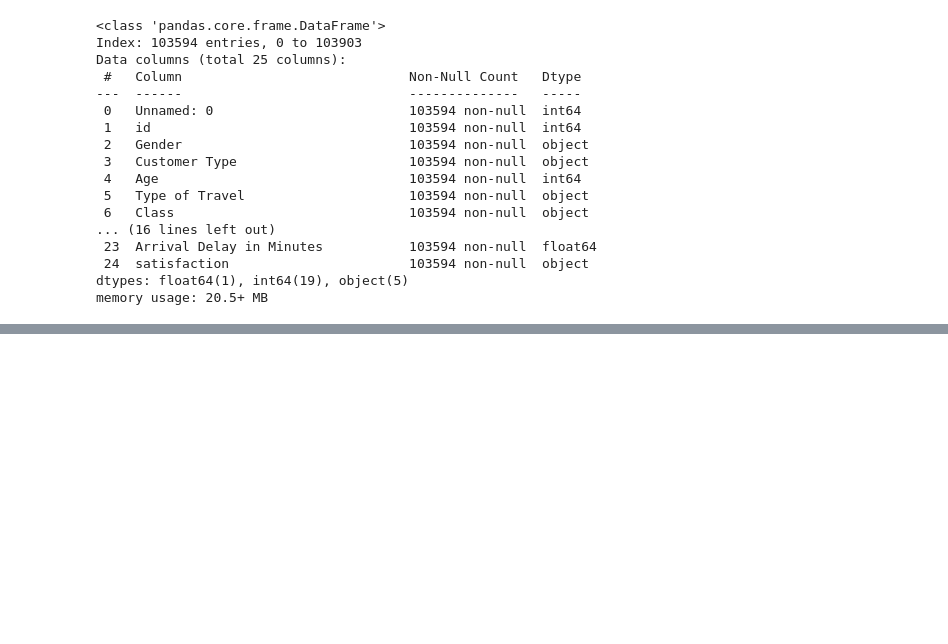
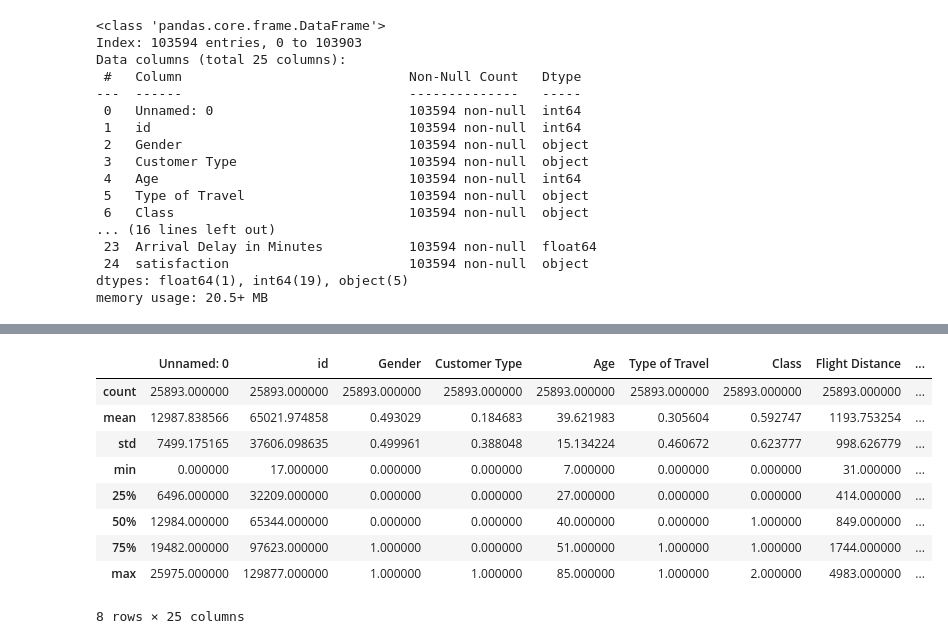
Before and after one commit to Park-HY-00/BAV, a Jupyter notebook: final-project.ipynb, the cells around one changed output, grey strips where cells are left out. Saved outputs shown, nothing was run; the diff lists cells and outputs as text; code cells hidden in the pictures; blank space fills up the shorter version.

```diff
--- a/final-project.ipynb
+++ b/final-project.ipynb
@@ -94,0 +144,13 @@ test_df.head()
+# %%
+test_df.describe()
+# %% [output]
+|  | Unnamed: 0 | id | Gender | Customer Type | Age | Type of Travel | Class | Flight Distance | ... |
+| count | 25893.000000 | 25893.000000 | 25893.000000 | 25893.000000 | 25893.000000 | 25893.000000 | 25893.000000 | 25893.000000 | ... |
+| mean | 12987.838566 | 65021.974858 | 0.493029 | 0.184683 | 39.621983 | 0.305604 | 0.592747 | 1193.753254 | ... |
+| std | 7499.175165 | 37606.098635 | 0.499961 | 0.388048 | 15.134224 | 0.460672 | 0.623777 | 998.626779 | ... |
+| min | 0.000000 | 17.000000 | 0.000000 | 0.000000 | 7.000000 | 0.000000 | 0.000000 | 31.000000 | ... |
+| 25% | 6496.000000 | 32209.000000 | 0.000000 | 0.000000 | 27.000000 | 0.000000 | 0.000000 | 414.000000 | ... |
+| 50% | 12984.000000 | 65344.000000 | 0.000000 | 0.000000 | 40.000000 | 0.000000 | 1.000000 | 849.000000 | ... |
+| 75% | 19482.000000 | 97623.000000 | 1.000000 | 0.000000 | 51.000000 | 1.000000 | 1.000000 | 1744.000000 | ... |
+| max | 25975.000000 | 129877.000000 | 1.000000 | 1.000000 | 85.000000 | 1.000000 | 2.000000 | 4983.000000 | ... |
+8 rows × 25 columns
```
Also changed, not shown: parts of 13 cells of this notebook.
